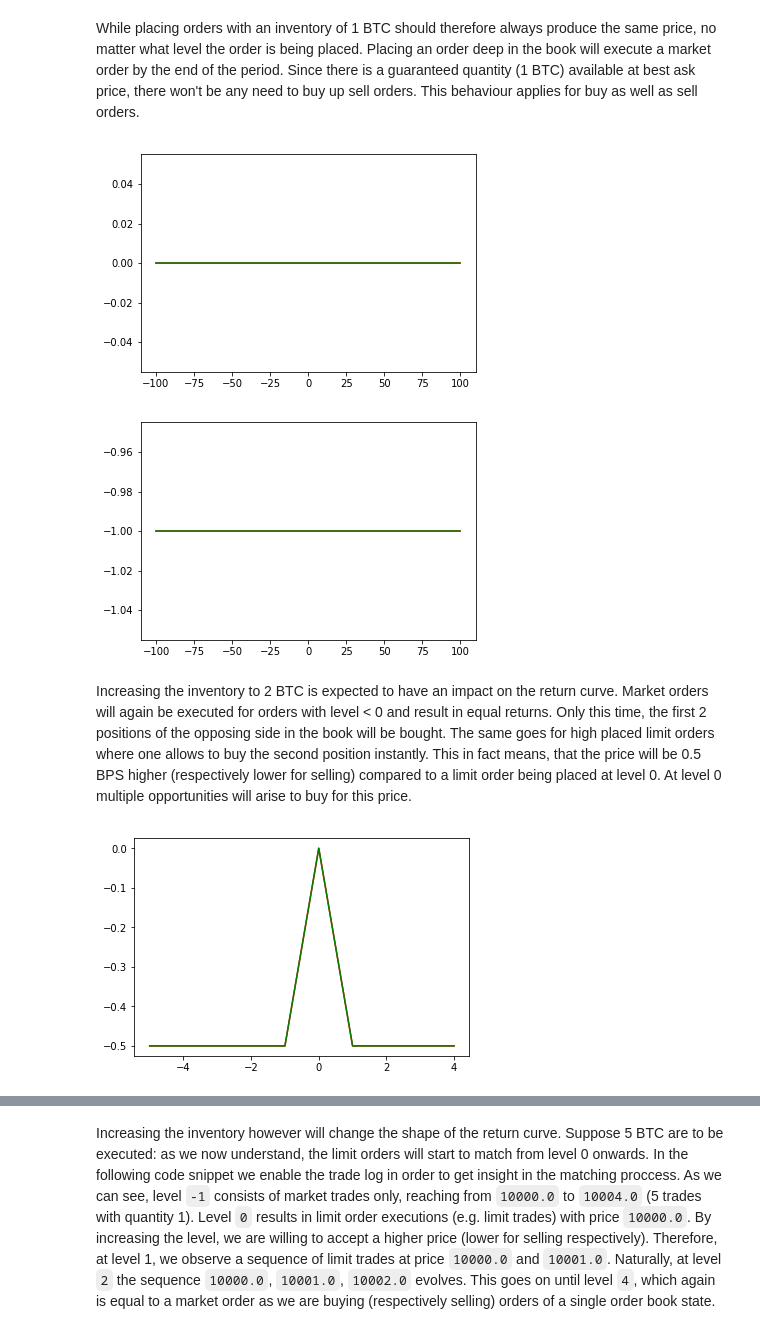
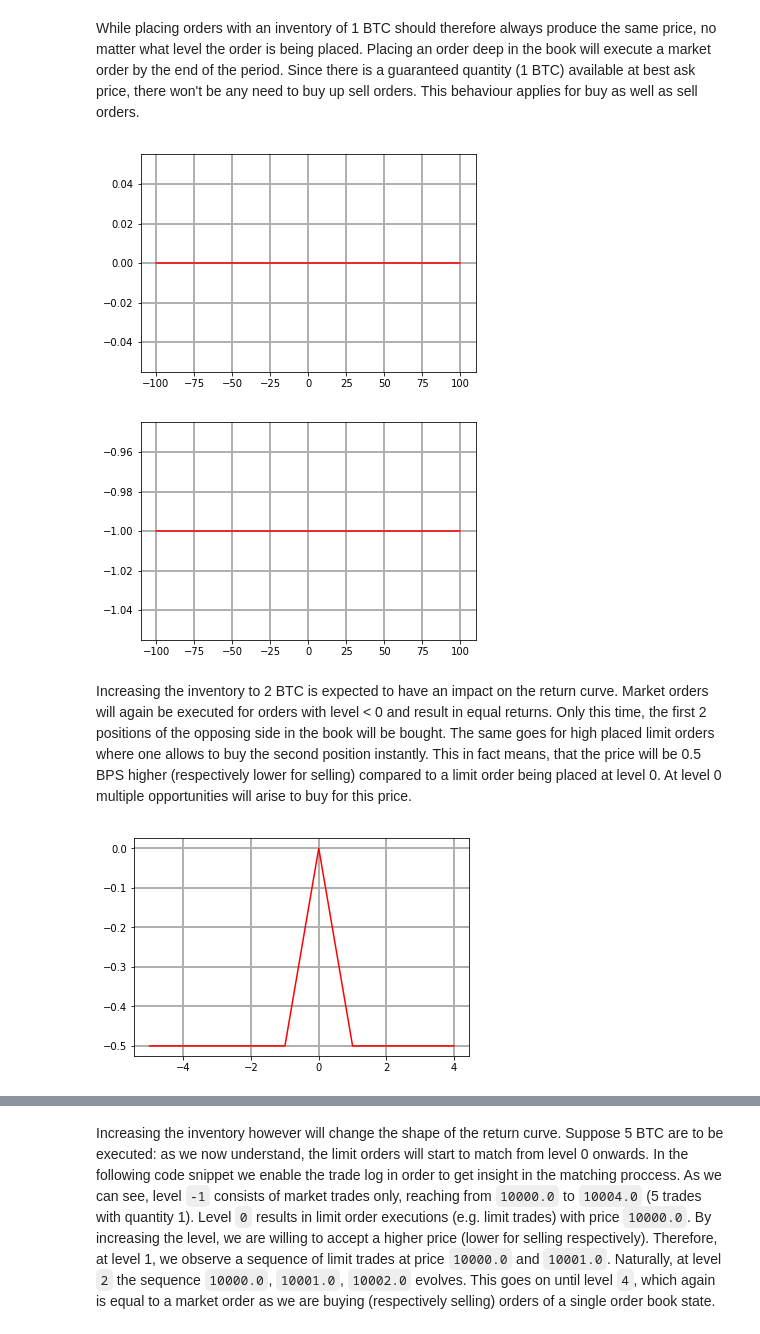
Before and after one commit to mjuchli/ctc-executioner, a Jupyter notebook: notebooks/order_execution_behaviour.ipynb, the cells around one changed output, grey strips where cells are left out. Saved outputs shown, nothing was run; the diff lists cells and outputs as text; code cells hidden in the pictures.

Commit message:
Testing with artificial order book

```diff
--- a/notebooks/order_execution_behaviour.ipynb
+++ b/notebooks/order_execution_behaviour.ipynb
@@ -73,8 +70,11 @@ def evaluateReturns(levels=range(-100, 101), crossval=10, force_execution=True,
             refAfter = action.getOrderbookState().getTradePrice()
             paid = action.getAvgPrice()
             if trade_log:
-                print("LEVEL: " + str(level))
+                print("\nLEVEL: " + str(level))
                 print("-----------")
+                print("Ref before: " + str(refBefore))
+                print("Order: " + str(action.getOrder()))
+                print("Trades:")
                 print(action.getTrades())
             if paid == 0.0:
                 assert force_execution == False
@@ -96,7 +96,7 @@ def reject_outliers(data, m=1.5):
     return data[abs(data - np.mean(data)) < m * np.std(data)]
 
 
-def priceReturnCurve(levels=range(-100, 101), crossval=10, force_execution=True, filter_outliers=False, trade_log=False):
+def priceReturnCurve(enable_after_exec_return=True, levels=range(-100, 101), crossval=10, force_execution=True, filter_outliers=False, trade_log=False):
     (x, ys, ys2) = evaluateReturns(levels, crossval, force_execution, trade_log)
     if filter_outliers:
         y = [np.mean(reject_outliers(np.array(x))) for x in ys]
@@ -104,8 +104,10 @@ def priceReturnCurve(levels=range(-100, 101), crossval=10, force_execution=True,
     else:
         y = [np.mean(np.array(x)) for x in ys]
         y2 = [np.mean(np.array(x)) for x in ys2]
+
     plt.plot(x, y, 'r-')
-    plt.plot(x, y2, 'g-')
+    if enable_after_exec_return:
+        plt.plot(x, y2, 'g-')
     plt.grid(linestyle='-', linewidth=2)
     plt.show()
 # %% [markdown]
@@ -272,17 +261,17 @@ This behaviour applies for buy as well as sell orders.
 # %%
 T = [0, 120] #, 120, 240
 I = [1.0]
 actionSpace = ActionSpace(orderbook, OrderSide.BUY, T, I)
-priceReturnCurve(crossval=10, force_execution=True)
+priceReturnCurve(crossval=10, force_execution=True, enable_after_exec_return=False)
 # %% [output]
-[figure, old version]
+[figure, new version]
 # %%
 T = [0, 240] #, 120, 240
 I = [1.0]
 actionSpace = ActionSpace(orderbook, OrderSide.SELL, T, I)
-priceReturnCurve(crossval=10, force_execution=True)
+priceReturnCurve(crossval=10, force_execution=True, enable_after_exec_return=False)
 # %% [output]
-[figure, old version]
+[figure, new version]
 # %% [markdown]
 Increasing the inventory to 2 BTC is expected to have an impact on the return curve.
 Market orders will again be executed for orders with level < 0 and result in equal returns.
@@ -293,9 +282,9 @@ This in fact means, that the price will be 0.5 BPS higher (respectively lower fo
 T = [0, 120] #, 120, 240
 I = [2.0]
 actionSpace = ActionSpace(orderbook, OrderSide.BUY, T, I)
-priceReturnCurve(crossval=10, levels=range(-5, 5), force_execution=True)
+priceReturnCurve(crossval=10, levels=range(-5, 5), force_execution=True, enable_after_exec_return=False)
 # %% [output]
-[figure, old version]
+[figure, new version]
 # %%
 T = [0, 120] #, 120, 240
 I = [2.0]
```
Also changed, not shown: parts of 13 cells of this notebook.
